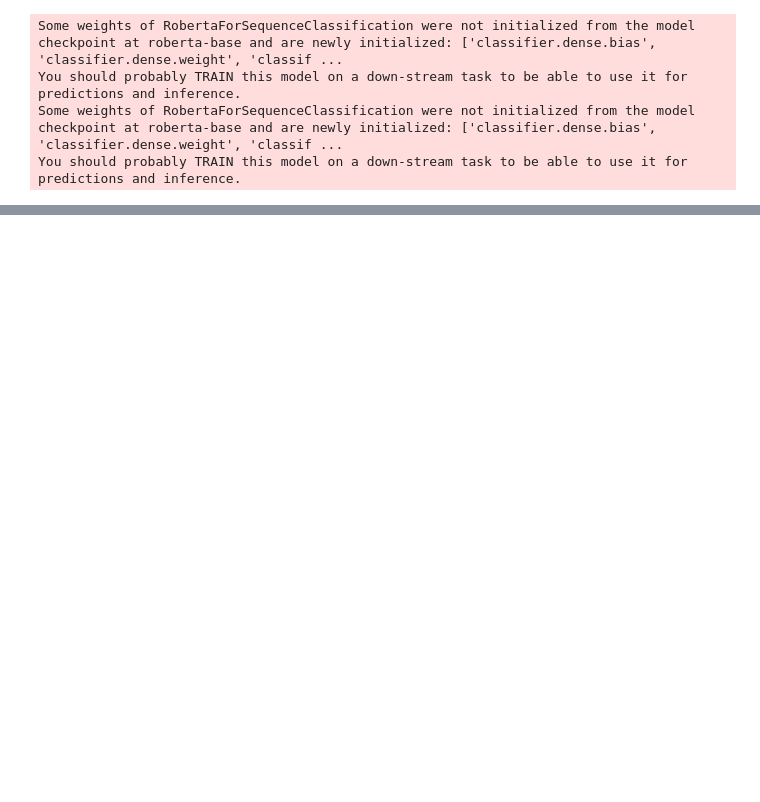
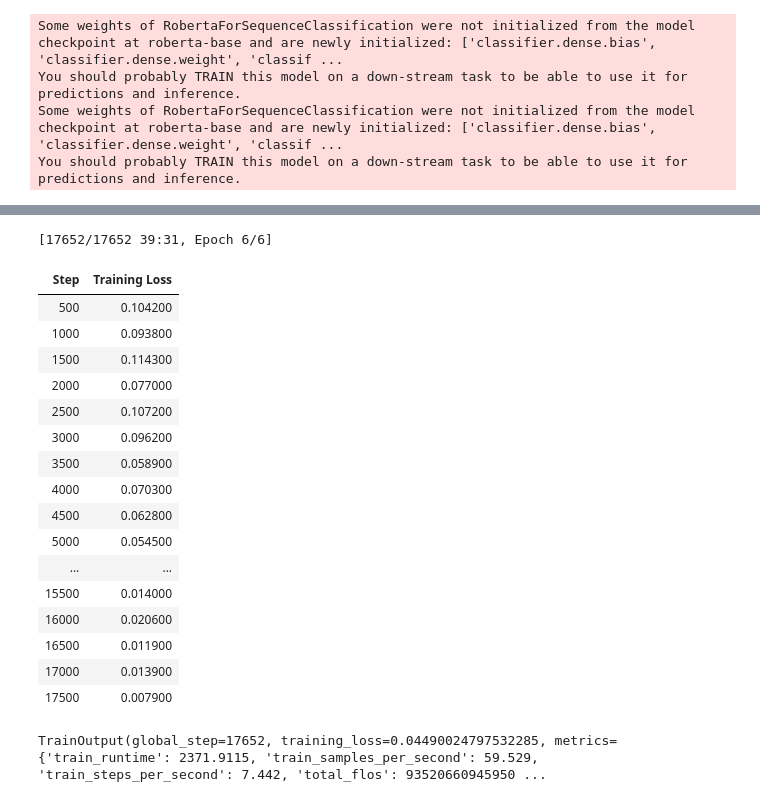
Before and after one commit to abjeni/DAT550_mtl_facts, a Jupyter notebook: main_ch.ipynb, the cells around one changed output, grey strips where cells are left out. Saved outputs shown, nothing was run; the diff lists cells and outputs as text; code cells hidden in the pictures; blank space fills up the shorter version.

```diff
--- a/main_ch.ipynb
+++ b/main_ch.ipynb
@@ -122,0 +182,24 @@ else:
+# %%
+from transformers import DefaultDataCollator
+
+class NLPDataCollator(DefaultDataCollator):
+    def collate_batch(self, features):
+        first = features[0]
+        if isinstance(first, dict):
+            if "labels" in first and first["labels"] is not None:
+                if first["labels"].dtype == torch.int64:
+                    labels = torch.tensor([f["labels"] for f in features], dtype=torch.long)
+                else:
+                    labels = torch.tensor([f["labels"] for f in features], dtype=torch.float)
+                batch = {"labels": labels}
+            for k ,v in first.items():
+                if k != "labels":
+                    batch[k] = torch.stack([f[k] for f in features])
+            return batch
+        else:
+            return transformers.DefaultDataCollator().collate_batch(features)
+
+
+class StrIgnoreDevice(str):
+    def to(self, device):
+        return self
@@ -122,0 +296,19 @@ else:
+# %%
+train_dataset = {
+    task_name: dataset["train"]
+    for task_name, dataset in features_dict.items()
+}
+trainer = MultitaskTrainer(
+    model=multitask_model,
+    args=transformers.TrainingArguments(
+        output_dir="models/multitask_model",
+        overwrite_output_dir=True,
+        learning_rate=1e-5,
+        do_train=True,
+        num_train_epochs=6,
+        per_device_train_batch_size=8,
+        save_steps=5000,
+    ),
+    data_collator=NLPDataCollator(),
+    train_dataset=train_dataset,
+)
@@ -122,0 +322,22 @@ else:
+# %%
+trainer.train()
+# %% [output]
+[17652/17652 39:31, Epoch 6/6]
+| Step | Training Loss |
+| 500 | 0.104200 |
+| 1000 | 0.093800 |
+| 1500 | 0.114300 |
+| 2000 | 0.077000 |
+| 2500 | 0.107200 |
+| 3000 | 0.096200 |
+| 3500 | 0.058900 |
+| 4000 | 0.070300 |
+| 4500 | 0.062800 |
+| 5000 | 0.054500 |
+| ... | ... |
+| 15500 | 0.014000 |
+| 16000 | 0.020600 |
+| 16500 | 0.011900 |
+| 17000 | 0.013900 |
+| 17500 | 0.007900 |
+TrainOutput(global_step=17652, training_loss=0.04490024797532285, metrics={'train_runtime': 2371.9115, 'train_samples_per_second': 59.529, 'train_steps_per_second': 7.442, 'total_flos': 93520660945950 ...
```
Also changed, not shown: parts of 14 cells of this notebook, 5 other files.
